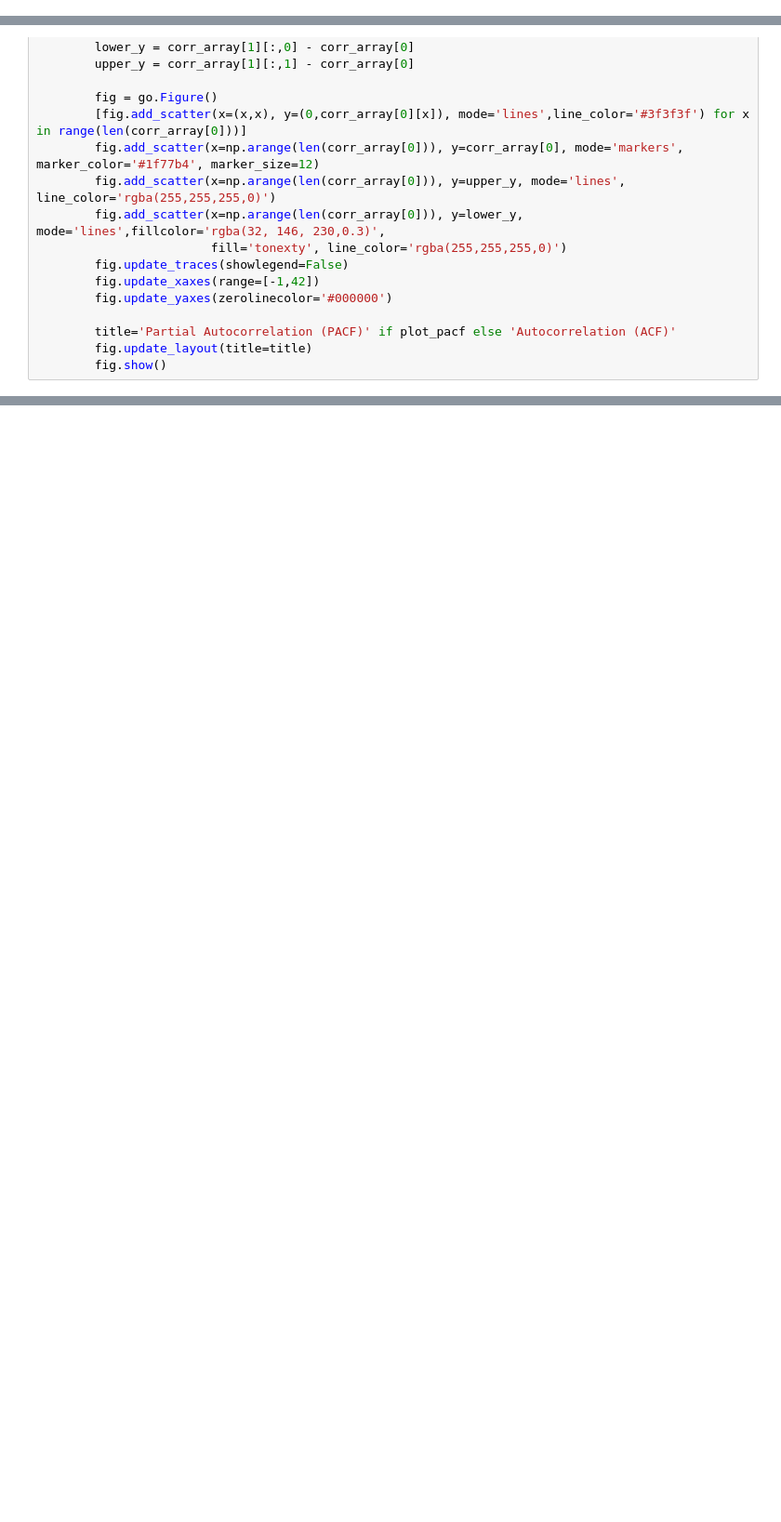
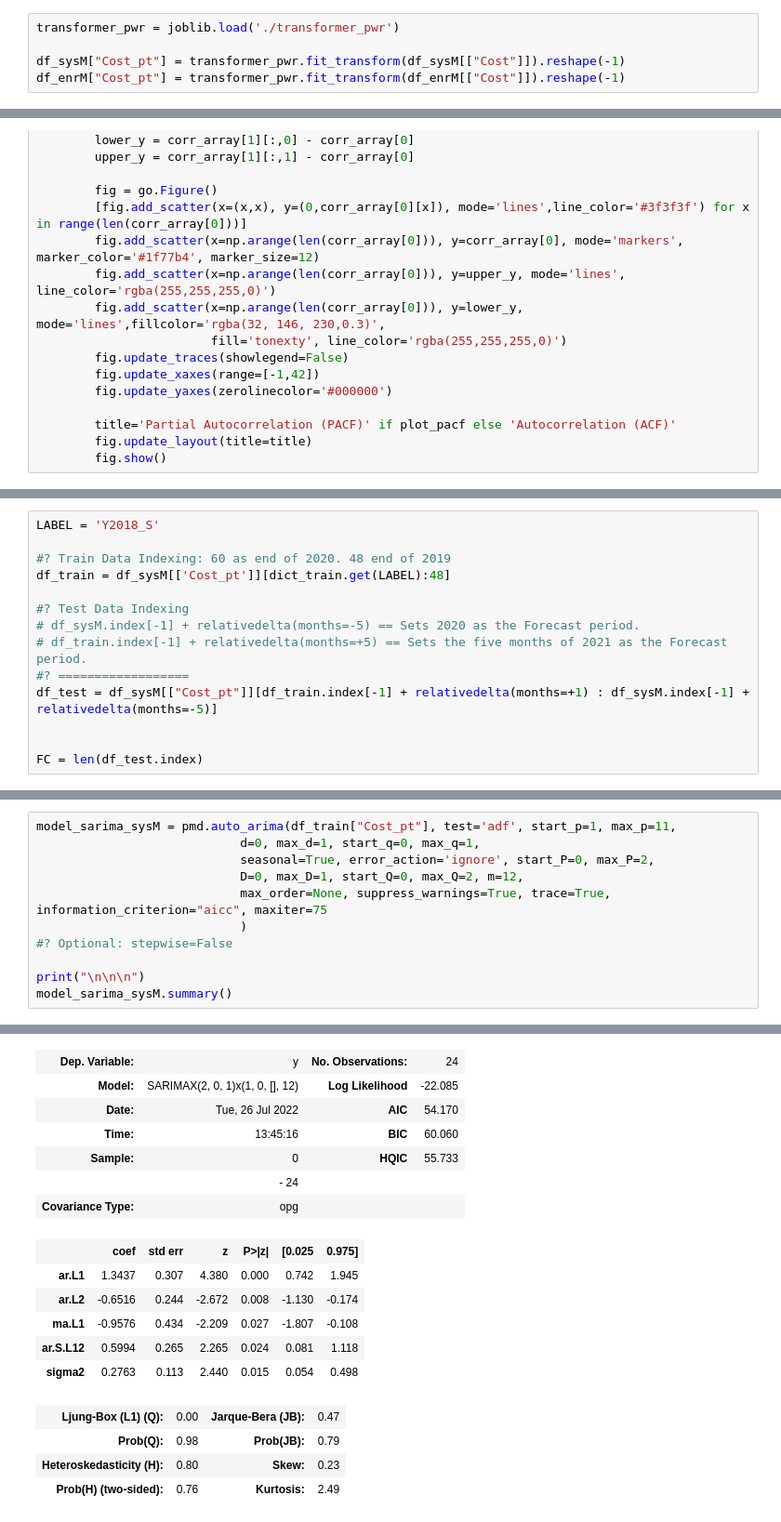
Before and after one commit to strong4s/s5_Time-Series-Analysis-Forecasting-of-Grid-Trades, a Jupyter notebook: s5n4_Forecasting with pmdARIMA.ipynb, the cells around one changed output, grey strips where cells are left out. Shown: that part at 93% size. Saved outputs shown, nothing was run; the diff lists cells and outputs as text; blank space fills up the shorter version.

Commit message:
Cleaned imports | Proper model names

```diff
--- a/s5n4_Forecasting with pmdARIMA.ipynb
+++ b/s5n4_Forecasting with pmdARIMA.ipynb
@@ -108,3 +80,8 @@ joblib.dump(df_sysM2,"./data/GTMA Trades_dfsysM2")
+# %%
+transformer_pwr = joblib.load('./transformer_pwr')
+
+df_sysM["Cost_pt"] = transformer_pwr.fit_transform(df_sysM[["Cost"]]).reshape(-1)
+df_enrM["Cost_pt"] = transformer_pwr.fit_transform(df_enrM[["Cost"]]).reshape(-1)
 # %% [markdown]
 ### Auxiliary Functions
 # %%
@@ -430,0 +182,14 @@ arima_m.fit_predict(y=,n_periods=3)
+# %%
+LABEL = 'Y2018_S'
+
+#? Train Data Indexing: 60 as end of 2020. 48 end of 2019
+df_train = df_sysM[['Cost_pt']][dict_train.get(LABEL):48]
+
+#? Test Data Indexing
+# df_sysM.index[-1] + relativedelta(months=-5) == Sets 2020 as the Forecast period.
+# df_train.index[-1] + relativedelta(months=+5) == Sets the five months of 2021 as the Forecast period.
+#? ==================
+df_test = df_sysM[["Cost_pt"]][df_train.index[-1] + relativedelta(months=+1) : df_sysM.index[-1] + relativedelta(months=-5)]
+
+
+FC = len(df_test.index)
@@ -430,0 +281,12 @@ arima_m.fit_predict(y=,n_periods=3)
+# %%
+model_sarima_sysM = pmd.auto_arima(df_train["Cost_pt"], test='adf', start_p=1, max_p=11,
+                            d=0, max_d=1, start_q=0, max_q=1,
+                            seasonal=True, error_action='ignore', start_P=0, max_P=2,
+                            D=0, max_D=1, start_Q=0, max_Q=2, m=12,
+                            max_order=None, suppress_warnings=True, trace=True, information_criterion="aicc", maxiter=75
+                            )
+#? Optional: stepwise=False
+
+print("\n\n\n")
+model_sarima_sysM.summary()
+# %% [output]
@@ -430,0 +311,17 @@ arima_m.fit_predict(y=,n_periods=3)
+| Dep. Variable: | y | No. Observations: | 24 |
+| Model: | SARIMAX(2, 0, 1)x(1, 0, [], 12) | Log Likelihood | -22.085 |
+| Date: | Tue, 26 Jul 2022 | AIC | 54.170 |
+| Time: | 13:45:16 | BIC | 60.060 |
+| Sample: | 0 | HQIC | 55.733 |
+|  | - 24 |  |  |
+| Covariance Type: | opg |  |  |
+|  | coef | std err | z | P>|z| | [0.025 | 0.975] |
+| ar.L1 | 1.3437 | 0.307 | 4.380 | 0.000 | 0.742 | 1.945 |
+| ar.L2 | -0.6516 | 0.244 | -2.672 | 0.008 | -1.130 | -0.174 |
+| ma.L1 | -0.9576 | 0.434 | -2.209 | 0.027 | -1.807 | -0.108 |
+| ar.S.L12 | 0.5994 | 0.265 | 2.265 | 0.024 | 0.081 | 1.118 |
+| sigma2 | 0.2763 | 0.113 | 2.440 | 0.015 | 0.054 | 0.498 |
+| Ljung-Box (L1) (Q): | 0.00 | Jarque-Bera (JB): | 0.47 |
+| Prob(Q): | 0.98 | Prob(JB): | 0.79 |
+| Heteroskedasticity (H): | 0.80 | Skew: | 0.23 |
+| Prob(H) (two-sided): | 0.76 | Kurtosis: | 2.49 |
```
Also changed, not shown: parts of 82 cells of this notebook, 4 other files.
